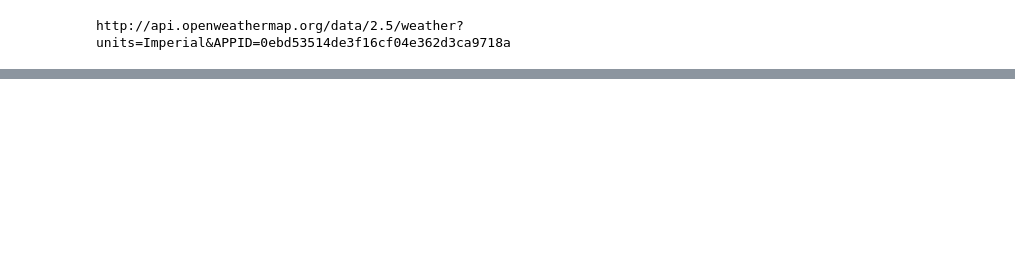
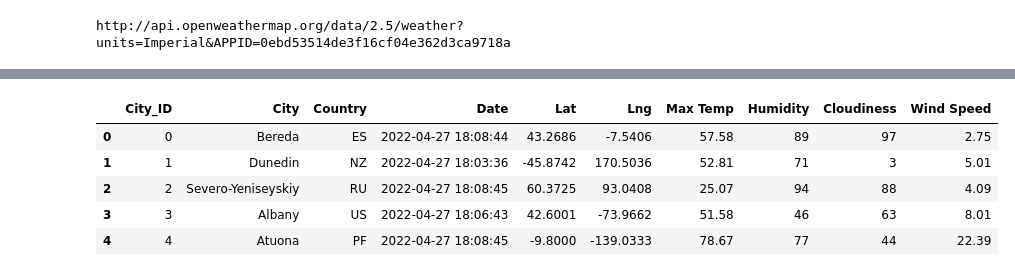
Before and after one commit to yvoatelep/World_Weather_Analysis, a Jupyter notebook: WeatherPy.ipynb, the cells around one changed output, grey strips where cells are left out. Drawn from its saved outputs; the diff is of its cells as text; code cells hidden in the pictures; blank space fills up the shorter version.

```diff
--- a/WeatherPy.ipynb
+++ b/WeatherPy.ipynb
@@ -398,0 +406,11 @@ plot_linear_regression(x_values, y_values,
+# %%
+# Store the CSV you saved created in part one into a DataFrame.
+city_data_df = pd.read_csv("weather_data/cities.csv")
+city_data_df.head()
+# %% [output]
+|  | City_ID | City | Country | Date | Lat | Lng | Max Temp | Humidity | Cloudiness | Wind Speed |
+| 0 | 0 | Bereda | ES | 2022-04-27 18:08:44 | 43.2686 | -7.5406 | 57.58 | 89 | 97 | 2.75 |
+| 1 | 1 | Dunedin | NZ | 2022-04-27 18:03:36 | -45.8742 | 170.5036 | 52.81 | 71 | 3 | 5.01 |
+| 2 | 2 | Severo-Yeniseyskiy | RU | 2022-04-27 18:08:45 | 60.3725 | 93.0408 | 25.07 | 94 | 88 | 4.09 |
+| 3 | 3 | Albany | US | 2022-04-27 18:06:43 | 42.6001 | -73.9662 | 51.58 | 46 | 63 | 8.01 |
+| 4 | 4 | Atuona | PF | 2022-04-27 18:08:45 | -9.8000 | -139.0333 | 78.67 | 77 | 44 | 22.39 |
```
Also changed, not shown: parts of 26 cells of this notebook, 8 other files.
